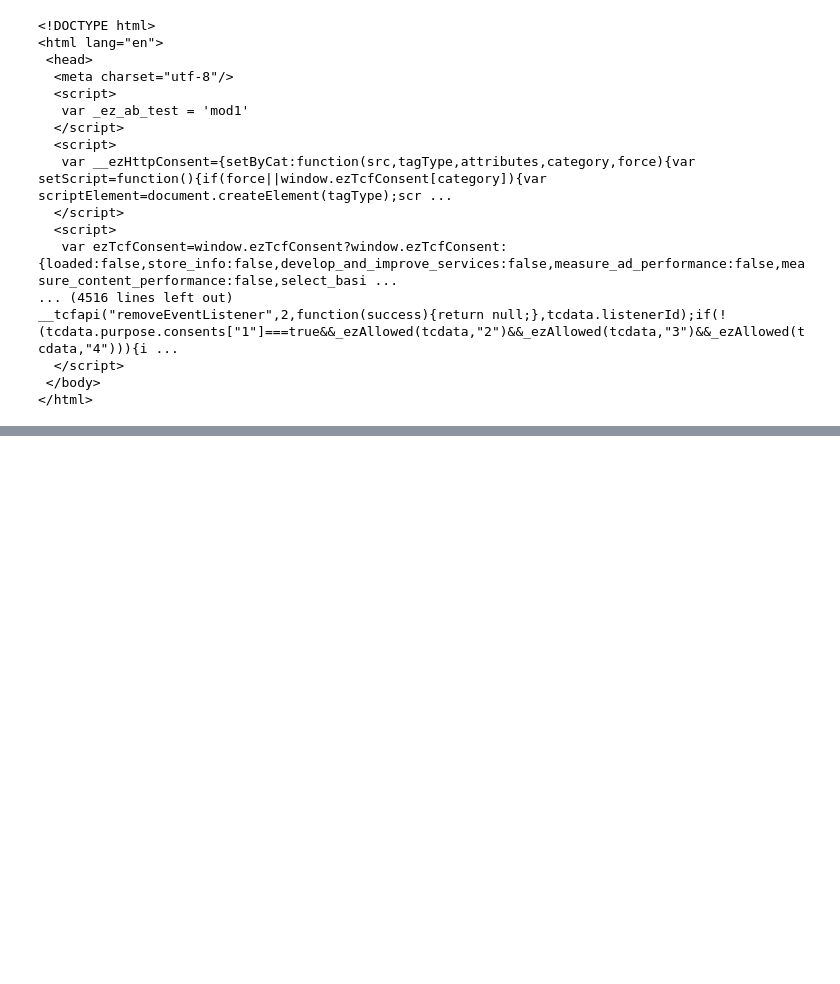
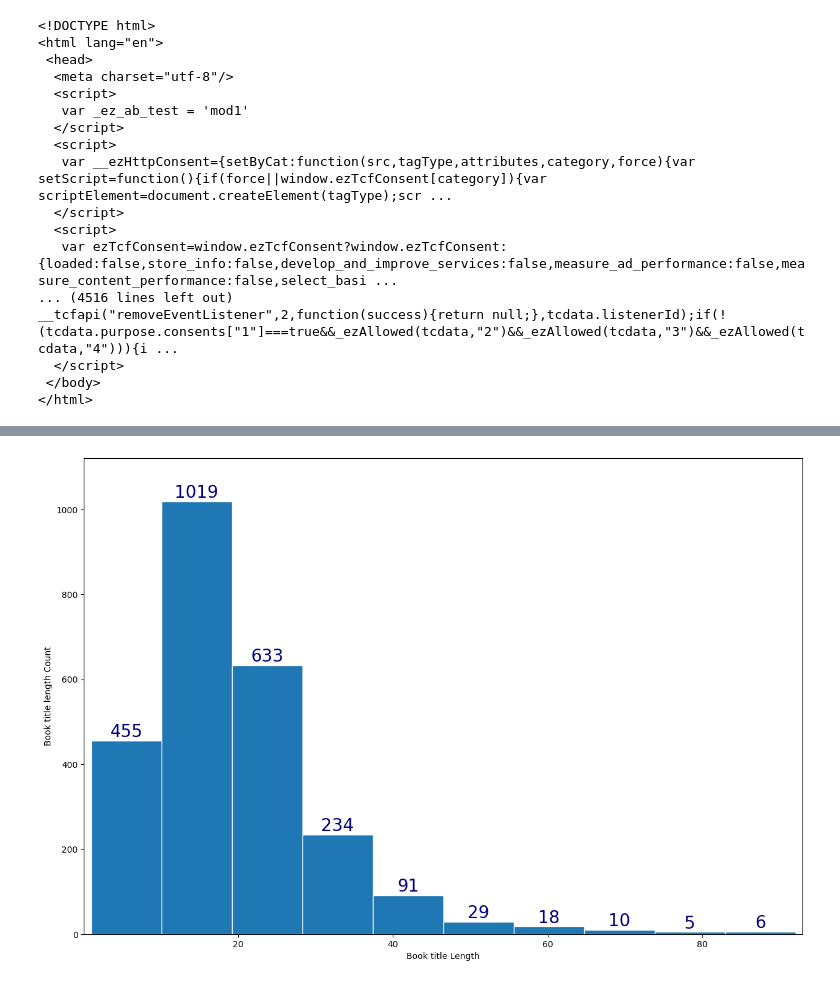
Before and after one commit to hippopttymus/dataMine1, a Jupyter notebook: BigDataWebScrape.ipynb, the cells around one changed output, grey strips where cells are left out. Saved outputs shown, nothing was run; the diff lists cells and outputs as text; code cells hidden in the pictures; blank space fills up the shorter version.

```diff
--- a/BigDataWebScrape.ipynb
+++ b/BigDataWebScrape.ipynb
@@ -206,0 +292,21 @@ __tcfapi("removeEventListener",2,function(success){return null;},tcdata.listener
+# %%
+import pyperclip
+
+import matplotlib.pyplot as plt
+
+
+# Read the text from the clipboard
+text = pyperclip.paste().splitlines()
+
+lenOf = []
+for x in text:
+    lenOf.append(len(x))
+plt.figure(figsize=(15, 10))
+values , bins, bars = plt.hist(lenOf, edgecolor='white')
+plt.xlabel('Book title Length')
+plt.ylabel('Book title length Count')
+plt.bar_label(bars, fontsize=20, color='navy')
+plt.margins(x=0.01, y=0.1)
+plt.show()
+# %% [output]
+[figure, added]
```
Also changed, not shown: parts of 5 cells of this notebook, 1 other file.
